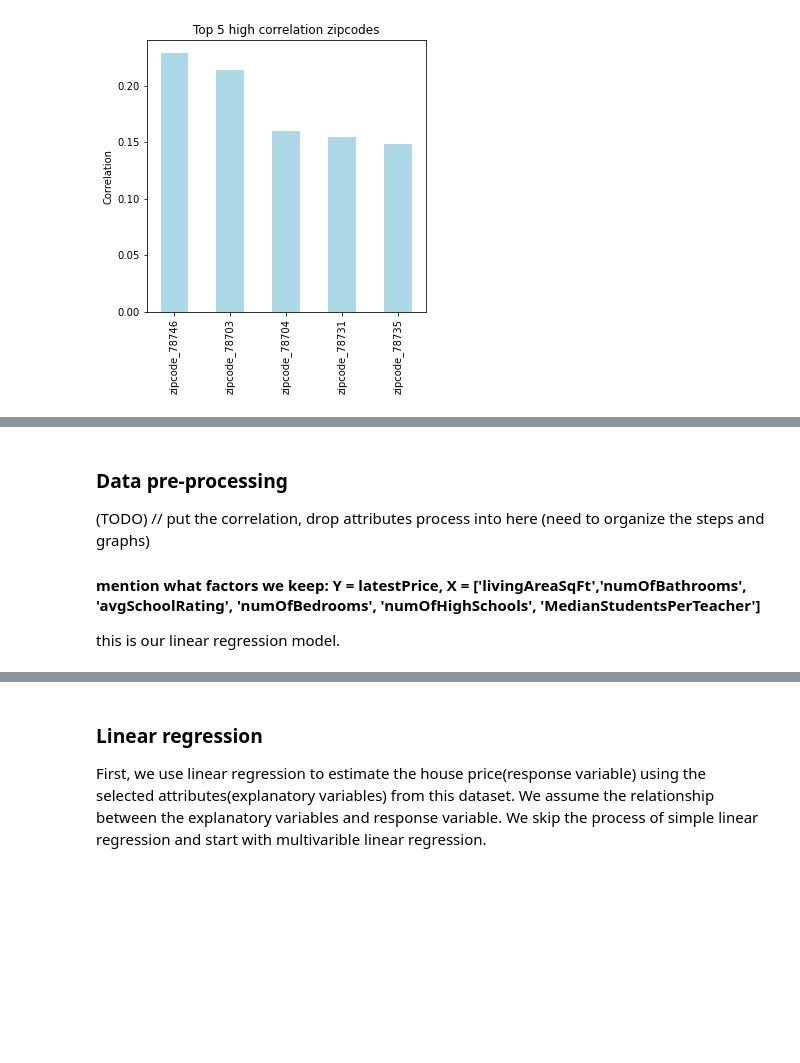
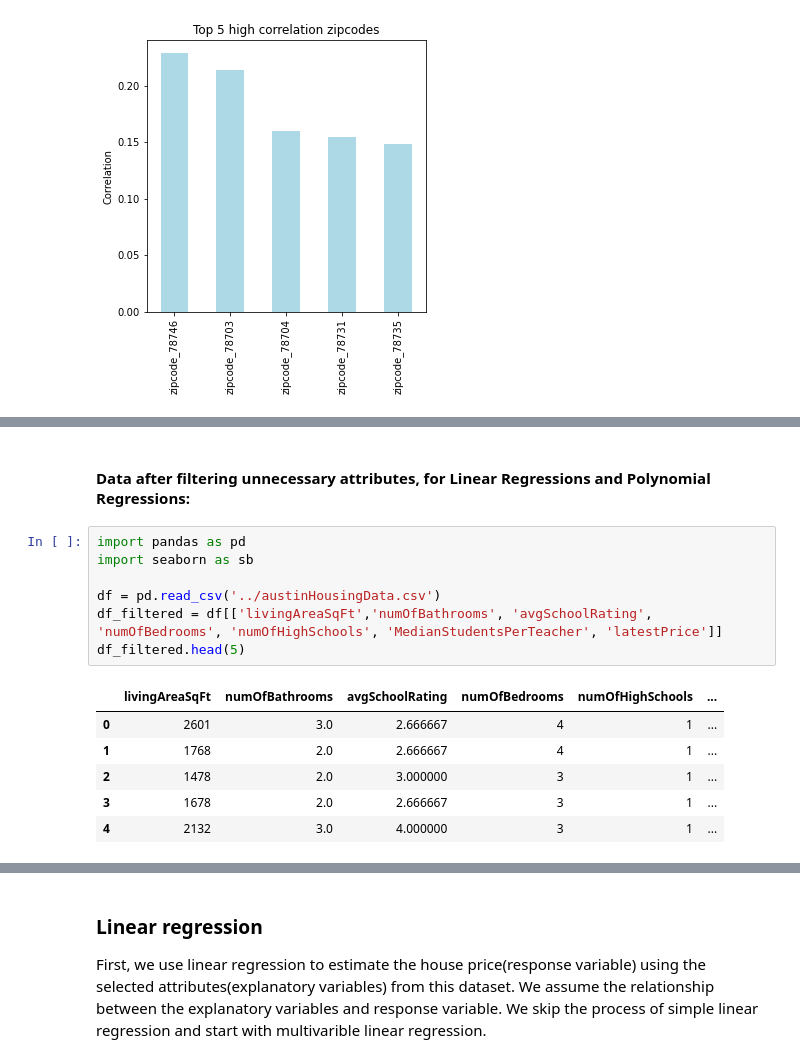
Before and after one commit to xychen6871/ECS171GroupProject, a Jupyter notebook: Report/Report_(under_construction).ipynb, the cells around one changed output, grey strips where cells are left out. Cells and saved outputs as stored; diff of their text form; blank space fills up the shorter version.

Commit message:
Add Methodology part, combine pre-processing to method as one part.

```diff
--- a/Report/Report_(under_construction).ipynb
+++ b/Report/Report_(under_construction).ipynb
@@ -325,7 +342,16 @@ top5Corr.plot(kind='bar', color='lightblue', figsize=(5,5), title='Top 5 high co
 # %% [markdown]
-### Data pre-processing
-(TODO) // put the correlation, drop attributes process into here (need to organize the steps and graphs)
-
-####  mention what factors we keep: Y = latestPrice, X = ['livingAreaSqFt','numOfBathrooms', 'avgSchoolRating', 'numOfBedrooms', 'numOfHighSchools', 'MedianStudentsPerTeacher']
-
-this is our linear regression model.
+#### Data after filtering unnecessary attributes, for Linear Regressions and Polynomial Regressions:
+# %%
+import pandas as pd
+import seaborn as sb
+
+df = pd.read_csv('../austinHousingData.csv')
+df_filtered = df[['livingAreaSqFt','numOfBathrooms', 'avgSchoolRating', 'numOfBedrooms', 'numOfHighSchools', 'MedianStudentsPerTeacher', 'latestPrice']]
+df_filtered.head(5)
+# %% [output]
+|  | livingAreaSqFt | numOfBathrooms | avgSchoolRating | numOfBedrooms | numOfHighSchools | ... |
+| 0 | 2601 | 3.0 | 2.666667 | 4 | 1 | ... |
+| 1 | 1768 | 2.0 | 2.666667 | 4 | 1 | ... |
+| 2 | 1478 | 2.0 | 3.000000 | 3 | 1 | ... |
+| 3 | 1678 | 2.0 | 2.666667 | 3 | 1 | ... |
+| 4 | 2132 | 3.0 | 4.000000 | 3 | 1 | ... |
```
Also changed, not shown: parts of 4 cells of this notebook.
